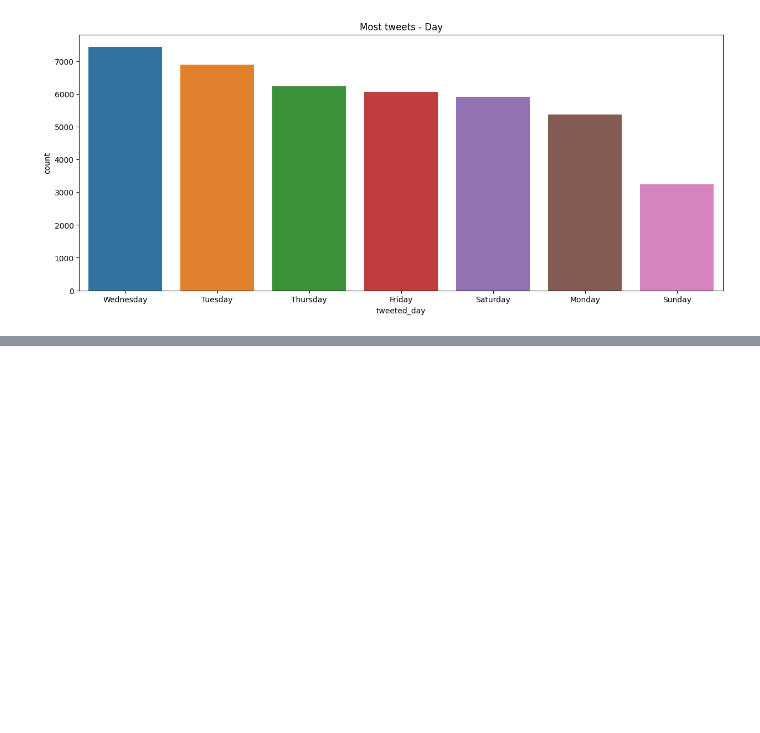
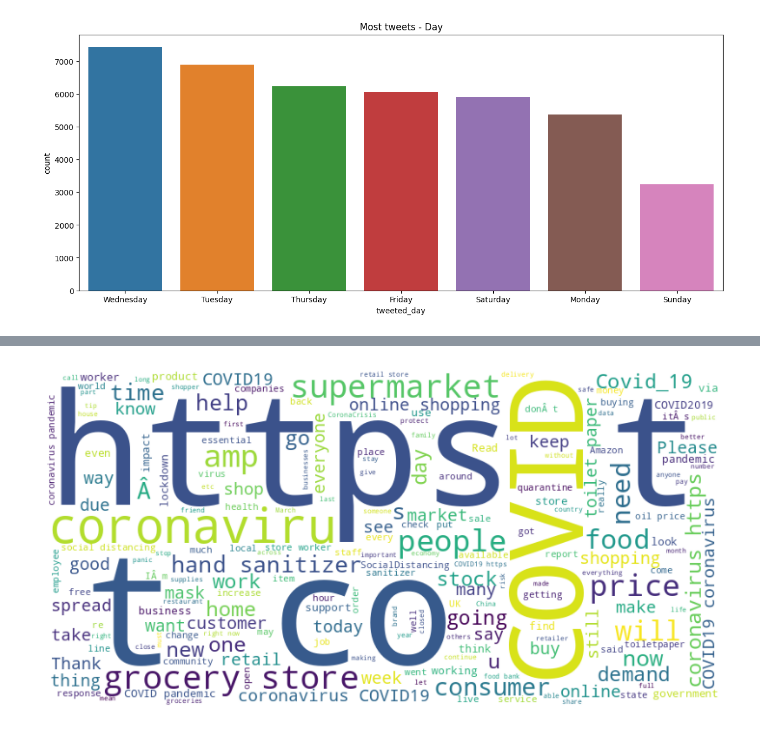
Before and after one commit to Mohamed-Harish-M-123/Capstone-Project-III, a Jupyter notebook: Coronavirus_Tweets_Sentiment_Analysis.ipynb, the cells around one changed output, grey strips where cells are left out. Cells and saved outputs as stored; diff of their text form; code cells hidden in the pictures; blank space fills up the shorter version.

```diff
--- a/Coronavirus_Tweets_Sentiment_Analysis.ipynb
+++ b/Coronavirus_Tweets_Sentiment_Analysis.ipynb
@@ -169,0 +211,16 @@ Text(0.5, 1.0, 'Most tweets - Day')
+# %%
+# Let's visualize the most common text used for the 'Positive' and 'Negative' sentiments
+
+# Creating a word cloud to check the most frequent words used in title
+from wordcloud import WordCloud
+
+positive_df = tweets_df[tweets_df['Sentiment']=='Positive']
+joined_text = " ".join(positive_df['OriginalTweet'])
+title_cloud = WordCloud(width=800, height=400, background_color='white').generate(joined_text)
+
+plt.figure(figsize=(10, 6))
+plt.imshow(title_cloud)
+plt.axis('off')
+plt.show()
+# %% [output]
+[figure, added]
```
Also changed, not shown: parts of 4 cells of this notebook.
